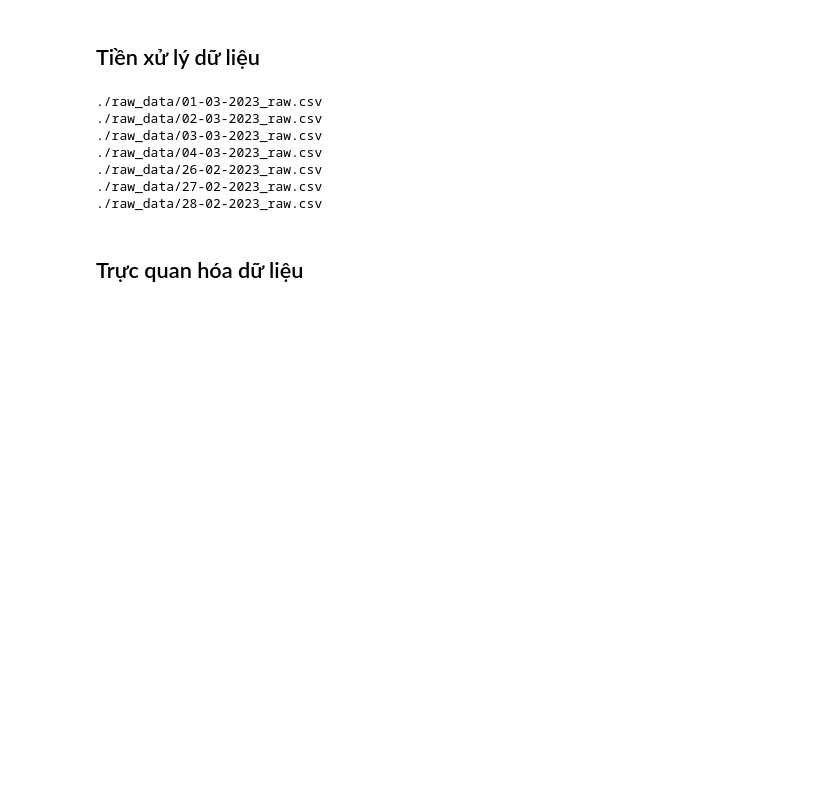
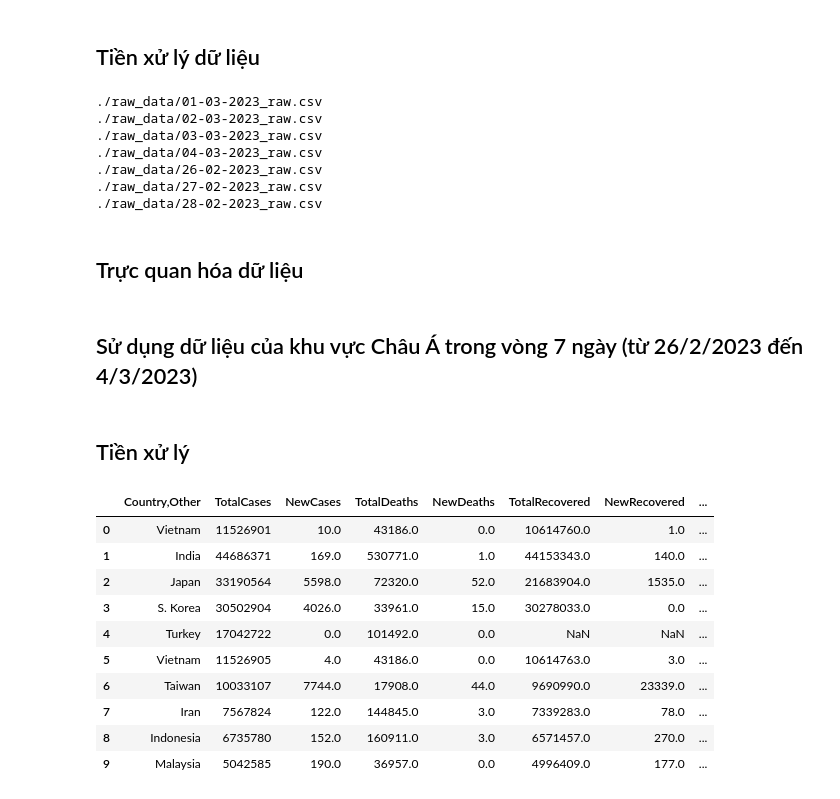
Before and after one commit to vntan/Covid-19-Analysis, a Jupyter notebook: Lab01.ipynb, the cells around one changed output. Cells and saved outputs as stored; diff of their text form; code cells hidden in the pictures; blank space fills up the shorter version.

```diff
--- a/Lab01.ipynb
+++ b/Lab01.ipynb
@@ -137,3 +139,5 @@ for file in files:
 ./raw_data/28-02-2023_raw.csv
 # %% [markdown]
 ## Trực quan hóa dữ liệu
+# %% [markdown]
+## Sử dụng dữ liệu của khu vực Châu Á trong vòng 7 ngày (từ 26/2/2023 đến 4/3/2023)
@@ -139,0 +152,33 @@ for file in files:
+# %% [markdown]
+## Tiền xử lý
+# %%
+df = df1[df1['Country,Other'] == 'Vietnam'].copy()
+df['Date'] = '26-02-2023'
+df = df.append(df2[df2['Continent'] == 'Asia'])
+df.loc[df['Date'].isna(), 'Date'] = '27-02-2023'
+df = df.append(df3[df3['Continent'] == 'Asia'])
+df.loc[df['Date'].isna(), 'Date'] = '28-02-2023'
+df = df.append(df4[df4['Continent'] == 'Asia'])
+df.loc[df['Date'].isna(), 'Date'] = '01-03-2023'
+df = df.append(df5[df5['Continent'] == 'Asia'])
+df.loc[df['Date'].isna(), 'Date'] = '02-03-2023'
+df = df.append(df6[df6['Continent'] == 'Asia'])
+df.loc[df['Date'].isna(), 'Date'] = '03-03-2023'
+df = df.append(df7[df7['Continent'] == 'Asia'])
+df.loc[df['Date'].isna(), 'Date'] = '04-03-2023'
+
+df.reset_index(drop=True, inplace=True)
+
+df.head(10)
+# %% [output]
+|  | Country,Other | TotalCases | NewCases | TotalDeaths | NewDeaths | TotalRecovered | NewRecovered | ... |
+| 0 | Vietnam | 11526901 | 10.0 | 43186.0 | 0.0 | 10614760.0 | 1.0 | ... |
+| 1 | India | 44686371 | 169.0 | 530771.0 | 1.0 | 44153343.0 | 140.0 | ... |
+| 2 | Japan | 33190564 | 5598.0 | 72320.0 | 52.0 | 21683904.0 | 1535.0 | ... |
+| 3 | S. Korea | 30502904 | 4026.0 | 33961.0 | 15.0 | 30278033.0 | 0.0 | ... |
+| 4 | Turkey | 17042722 | 0.0 | 101492.0 | 0.0 | NaN | NaN | ... |
+| 5 | Vietnam | 11526905 | 4.0 | 43186.0 | 0.0 | 10614763.0 | 3.0 | ... |
+| 6 | Taiwan | 10033107 | 7744.0 | 17908.0 | 44.0 | 9690990.0 | 23339.0 | ... |
+| 7 | Iran | 7567824 | 122.0 | 144845.0 | 3.0 | 7339283.0 | 78.0 | ... |
+| 8 | Indonesia | 6735780 | 152.0 | 160911.0 | 3.0 | 6571457.0 | 270.0 | ... |
+| 9 | Malaysia | 5042585 | 190.0 | 36957.0 | 0.0 | 4996409.0 | 177.0 | ... |
```
Also changed, not shown: parts of 18 cells of this notebook.
